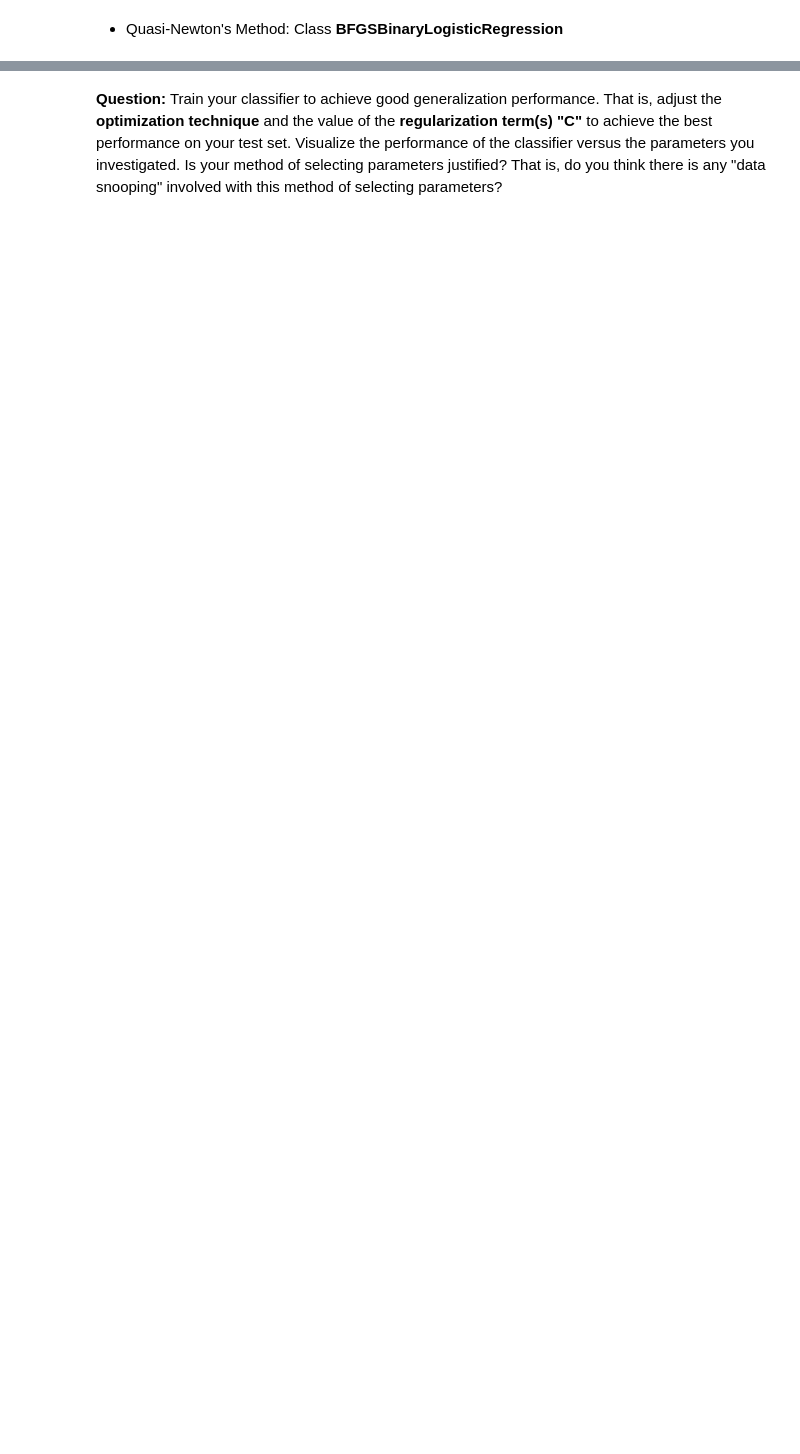
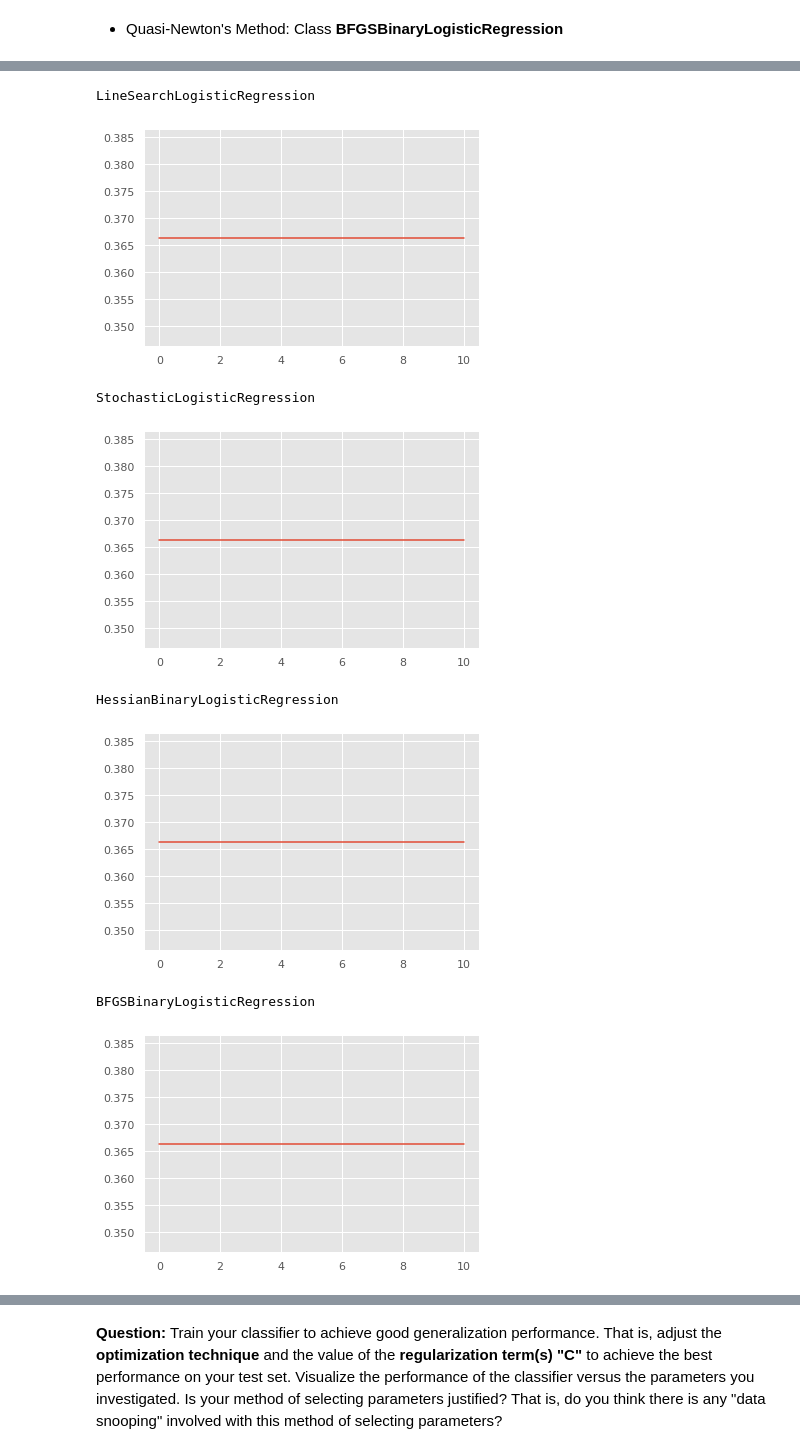
Before and after one commit to bmpeluzo/lab3, a Jupyter notebook: lab3/lab3.ipynb, the cells around one changed output, grey strips where cells are left out. Saved outputs shown, nothing was run; the diff lists cells and outputs as text; code cells hidden in the pictures; blank space fills up the shorter version.

Commit message:
working on graphs

```diff
--- a/lab3/lab3.ipynb
+++ b/lab3/lab3.ipynb
@@ -550,0 +626,27 @@ print(accuracy_score(y_test,y_hat))
+# %%
+class RegularizedLogisticRegression(MultiClassLogisticRegression):
+    def __init__(self, C=0.0, **kwds):
+        # need to add to the original initializer
+        self.C = C
+        # but keep other keywords
+        super().__init__(**kwds) # call parent initializer
+
+    def fit(self,X,y):
+        num_samples, num_features = X.shape
+        self.unique_ = np.unique(y) # get each unique class value
+        num_unique_classes = len(self.unique_)
+        self.classifiers_ = [] # will fill this array with binary classifiers
+
+        for i,yval in enumerate(self.unique_): # for each unique value
+            y_binary = y==yval # create a binary problem
+            # train the binary classifier for this class
+            # now this has regularization built into it
+            blr = BinaryLogisticRegression(eta=self.eta,
+                                                      iterations=self.iters,
+                                                      C=self.C)
+            blr.fit(X,y_binary)
+            # add the trained classifier to the list
+            self.classifiers_.append(blr)
+
+        # save all the weights into one matrix, separate column for each class
+        self.w_ = np.hstack([x.w_ for x in self.classifiers_]).T
@@ -550,0 +682,27 @@ print(accuracy_score(y_test,y_hat))
+# %%
+for solv in solvers:
+#    cost_vals = np.logspace(-3,1,15)
+    accuracy=[]
+    print(solv)
+    for cost_vals in np.logspace(-3,1,15):
+        C = cost_vals
+        #solv=getattr(sys.modules[__name__], solv)
+        model2=RegularizedLogisticRegression(eta=0.1,
+                                           iterations=10,#2500, # lots of iterations (to help overfit)
+                                           C=C,
+                                           solver=solv) # get object
+        model2.fit(X_train,y_train)
+        y_hat=model2.predict(X_test)
+        accuracy.append(accuracy_score(y_hat,y_test))
+    plt.plot(np.logspace(-3,1,15),accuracy)
+    plt.show()
+   # plt.title(solvers[solv])
+# %% [output]
+LineSearchLogisticRegression
+[figure, added]
+StochasticLogisticRegression
+[figure, added]
+HessianBinaryLogisticRegression
+[figure, added]
+BFGSBinaryLogisticRegression
+[figure, added]
```
Also changed, not shown: parts of 23 cells of this notebook.
